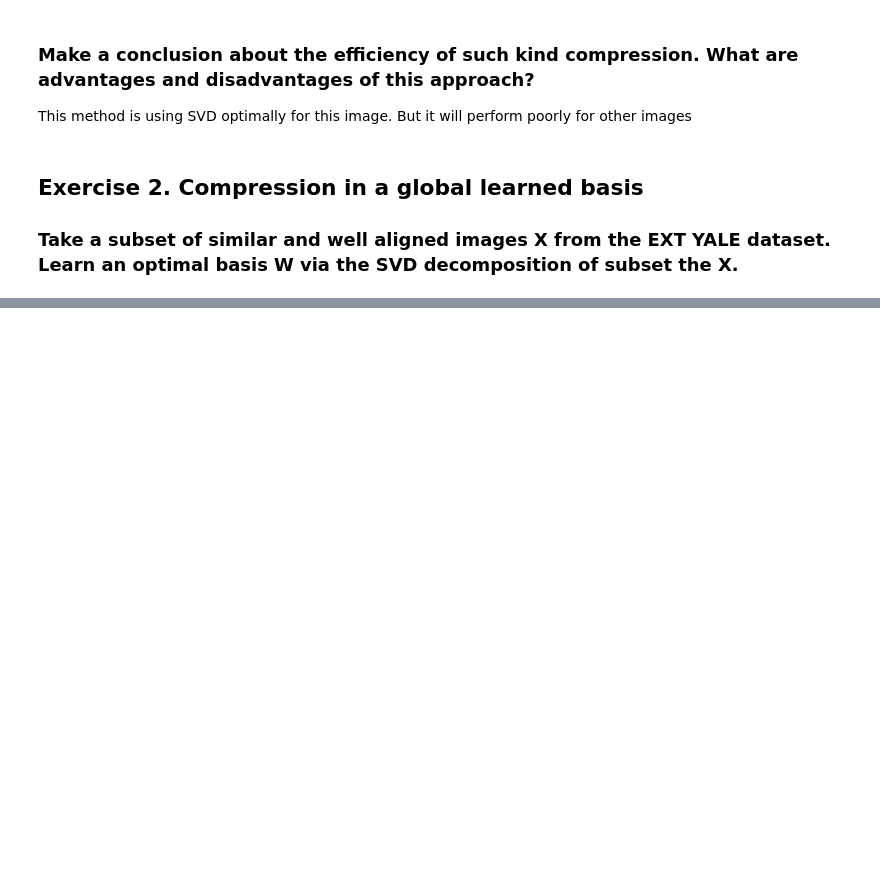
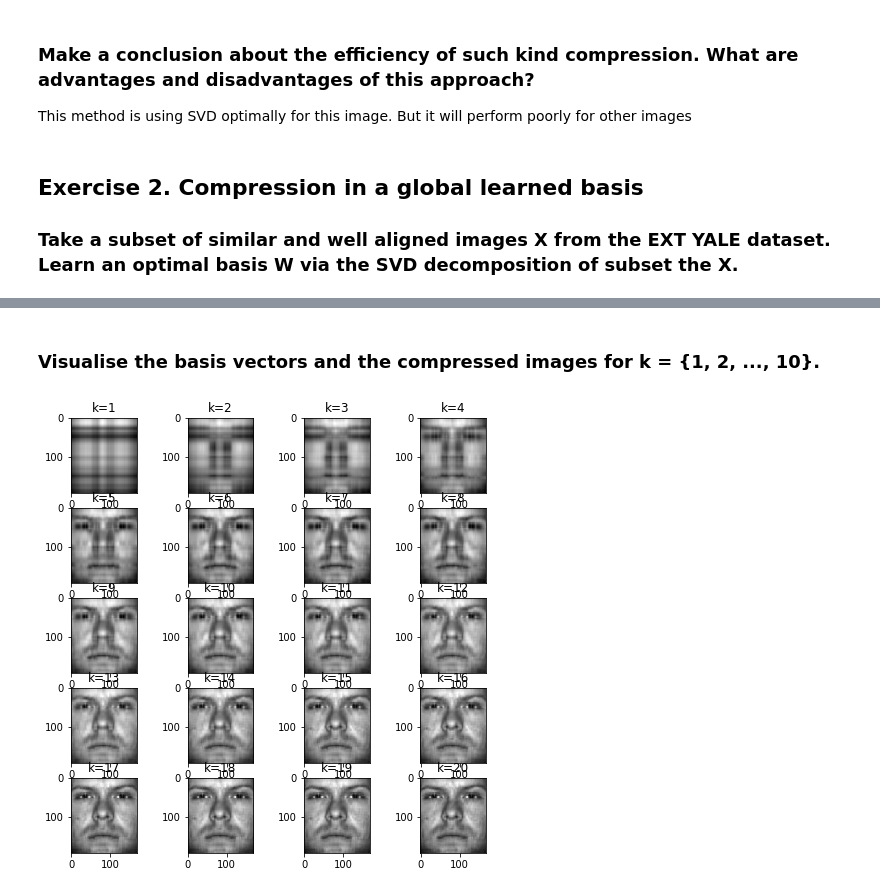
Before and after one commit to partizanos/advanced_image_processing, a Jupyter notebook: AIP_TP5.ipynb, the cells around one changed output, grey strips where cells are left out. Drawn from its saved outputs; the diff is of its cells as text; code cells hidden in the pictures; blank space fills up the shorter version.

```diff
--- a/AIP_TP5.ipynb
+++ b/AIP_TP5.ipynb
@@ -116,0 +163,18 @@ images_subset.shape
+# %% [markdown]
+### Visualise the basis vectors and the compressed images for k = {1, 2, ..., 10}.
+# %%
+# plt.imshow(reconst_matrix, cmap = "gray"); plt.show()
+fig=plt.figure(figsize=(8, 8))
+columns = 4
+rows = 5
+k=1
+for i in range(1, columns*rows +1):
+    fig.add_subplot(rows, columns, i)
+    reconst_matrix = compression_2(img, W, k)
+    plt.imshow(reconst_matrix.transpose(), "gray")
+    plt.title("k="+str(k))
+    k+= 1
+
+plt.show()
+# %% [output]
+[figure, added]
```
Also changed, not shown: parts of 19 cells of this notebook.
